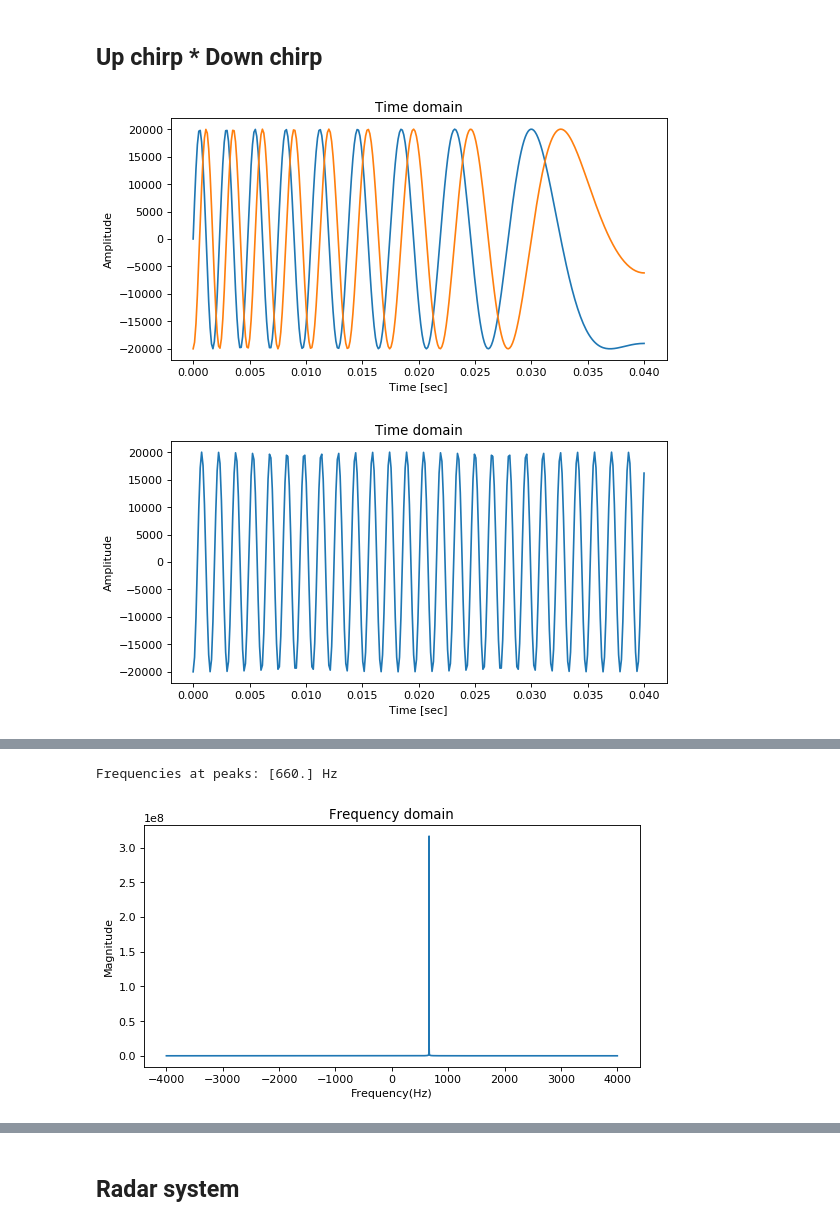
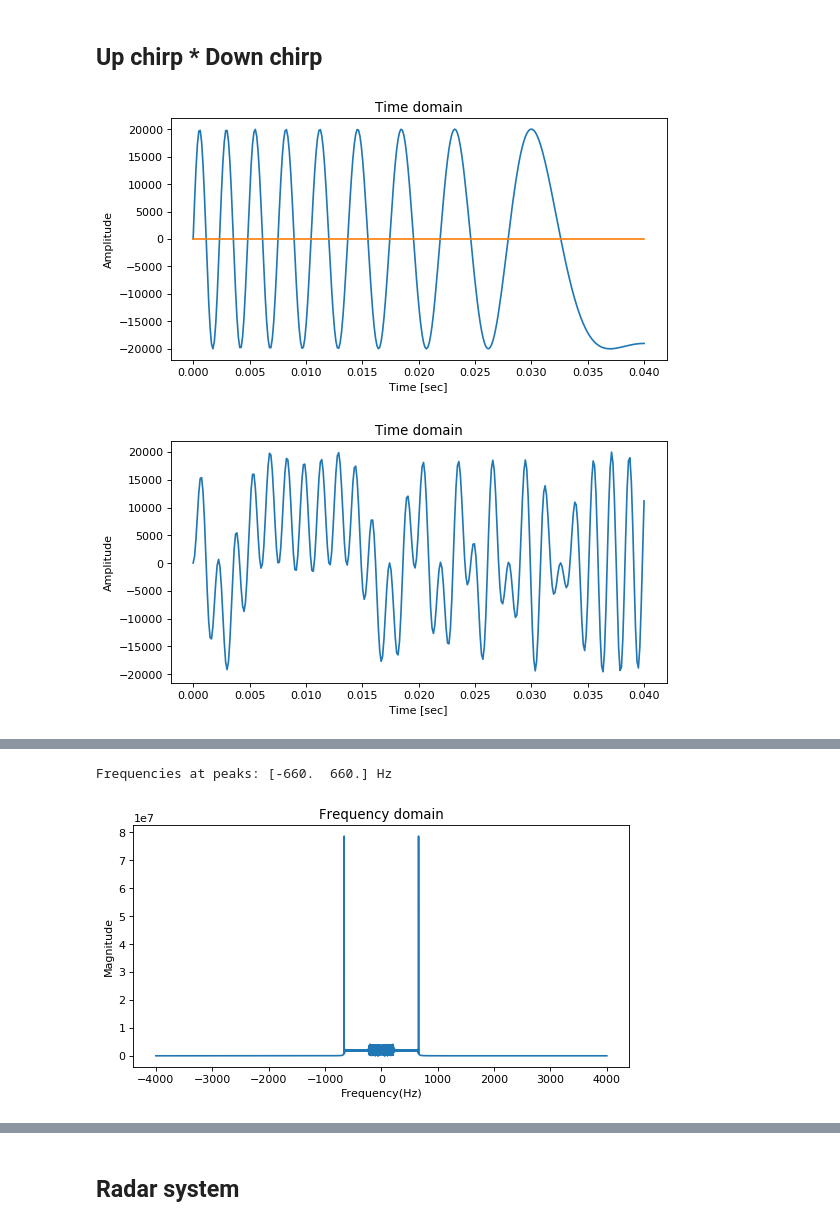
Before and after one commit to araobp/ultrasonic-communication, a Jupyter notebook: simulation/ChirpSimulation.ipynb, the cells around one changed output, grey strips where cells are left out. Saved outputs shown, nothing was run; the diff lists cells and outputs as text; code cells hidden in the pictures.

```diff
--- a/simulation/ChirpSimulation.ipynb
+++ b/simulation/ChirpSimulation.ipynb
@@ -220,11 +220,11 @@ plot_spectrogram(chirp_cos(length=2.0) * chirp_cos(length=2.0), nperseg=256, ban
 # %% [markdown]
 ## Up chirp * Down chirp
 # %%
-plot_wave(chirp(length=0.04, updown="down"), real_only=False)
+plot_wave(chirp_cos(length=0.04, updown="down"), real_only=False)
 # %% [output]
-[figure, old version]
+[figure, new version]
 # %%
-plot_wave(chirp(length=0.04, amp=sqrt(AMPLITUDE)) * chirp(length=0.04, amp=sqrt(AMPLITUDE), updown="down"))
+plot_wave(chirp_cos(length=0.04, amp=sqrt(AMPLITUDE)) * chirp(length=0.04, amp=sqrt(AMPLITUDE), updown="down"))
 # %% [output]
-[figure, old version]
+[figure, new version]
 # %%
@@ -232,8 +232,8 @@ play(chirp(length=2.0, amp=sqrt(AMPLITUDE)) * chirp(length=2.0, amp=sqrt(AMPLITU
 # %% [output]
 [interactive output not drawn]
 # %%
-plot_fft(chirp(length=2.0, amp=sqrt(AMPLITUDE)) * chirp(length=2.0, amp=sqrt(AMPLITUDE), updown="down"))
+plot_fft(chirp_cos(length=2.0, amp=sqrt(AMPLITUDE)) * chirp_cos(length=2.0, amp=sqrt(AMPLITUDE), updown="down"))
 # %% [output]
-Frequencies at peaks: [660.] Hz
+Frequencies at peaks: [-660.  660.] Hz
-[figure, old version]
+[figure, new version]
 # %%
```
Also changed, not shown: parts of 7 cells of this notebook, 10 other files.
